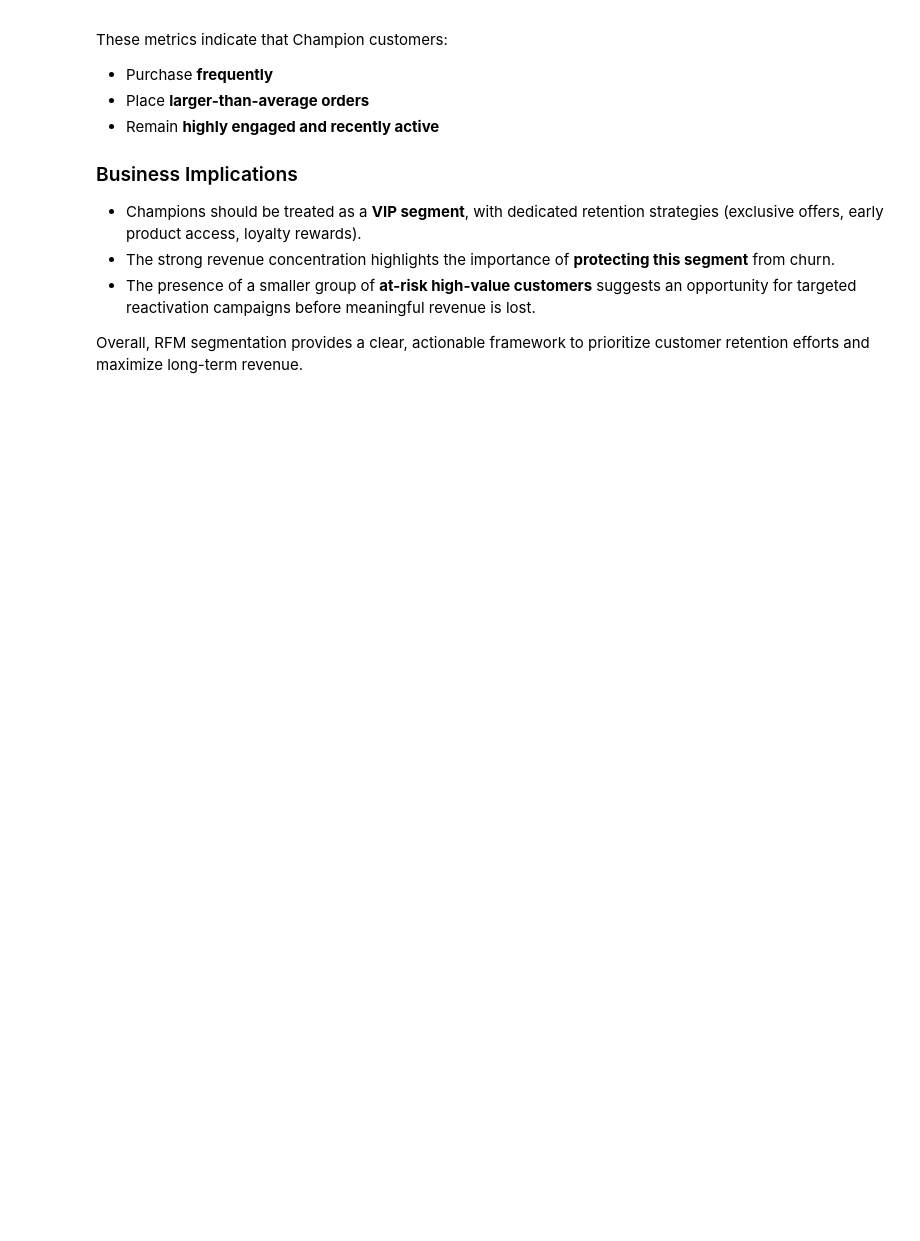
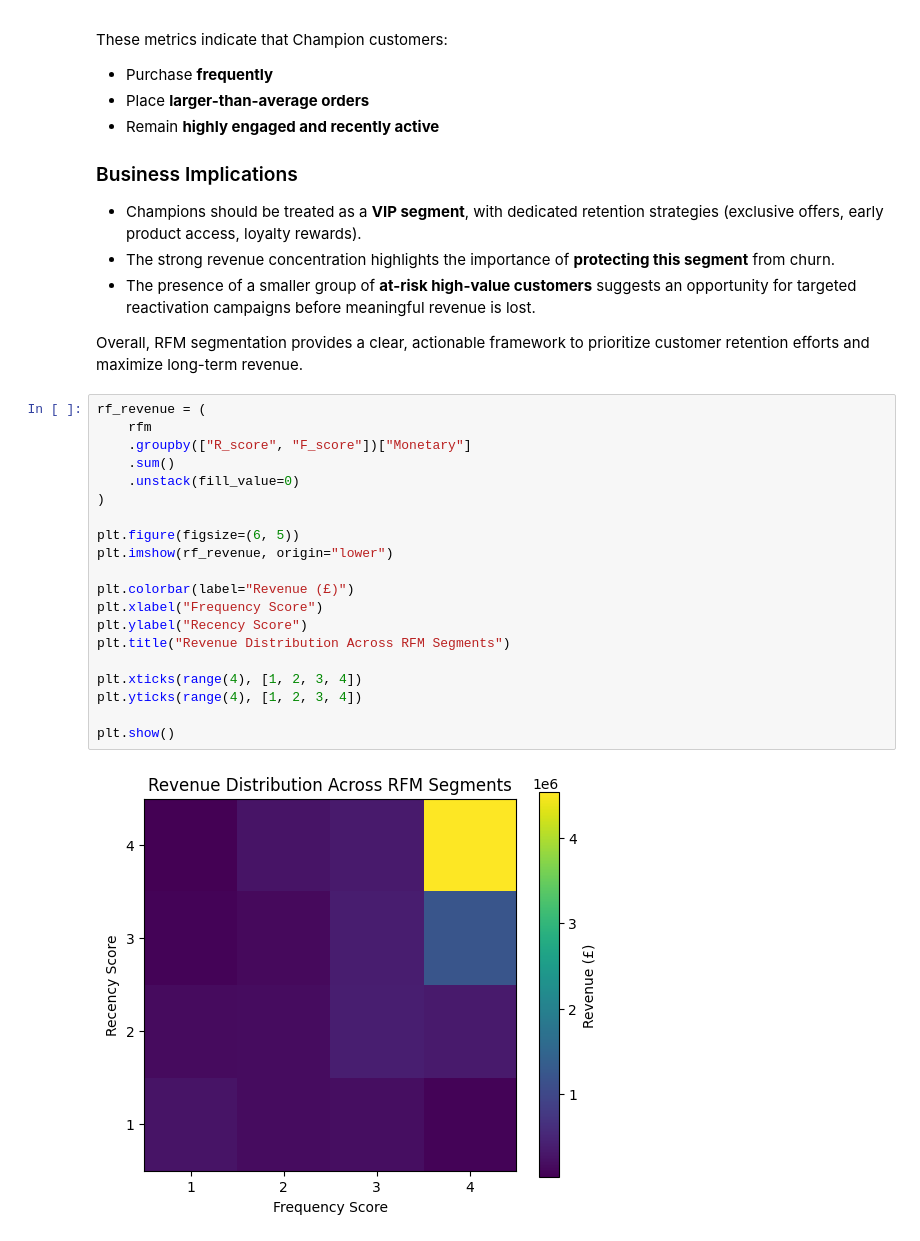
Before and after one commit to rodrigo-gonzalez-data/ecommerce-analysis, a Jupyter notebook: notebooks/exploration.ipynb, the cells around one changed output. Drawn from its saved outputs; the diff is of its cells as text; blank space fills up the shorter version.

```diff
--- a/notebooks/exploration.ipynb
+++ b/notebooks/exploration.ipynb
@@ -648,3 +648,25 @@ These metrics indicate that Champion customers:
 - The presence of a smaller group of **at-risk high-value customers** suggests an opportunity for targeted reactivation campaigns before meaningful revenue is lost.
 
 Overall, RFM segmentation provides a clear, actionable framework to prioritize customer retention efforts and maximize long-term revenue.
+# %%
+rf_revenue = (
+    rfm
+    .groupby(["R_score", "F_score"])["Monetary"]
+    .sum()
+    .unstack(fill_value=0)
+)
+
+plt.figure(figsize=(6, 5))
+plt.imshow(rf_revenue, origin="lower")
+
+plt.colorbar(label="Revenue (£)")
+plt.xlabel("Frequency Score")
+plt.ylabel("Recency Score")
+plt.title("Revenue Distribution Across RFM Segments")
+
+plt.xticks(range(4), [1, 2, 3, 4])
+plt.yticks(range(4), [1, 2, 3, 4])
+
+plt.show()
+# %% [output]
+[figure, added]
```
Also changed, not shown: parts of 1 cell of this notebook.
